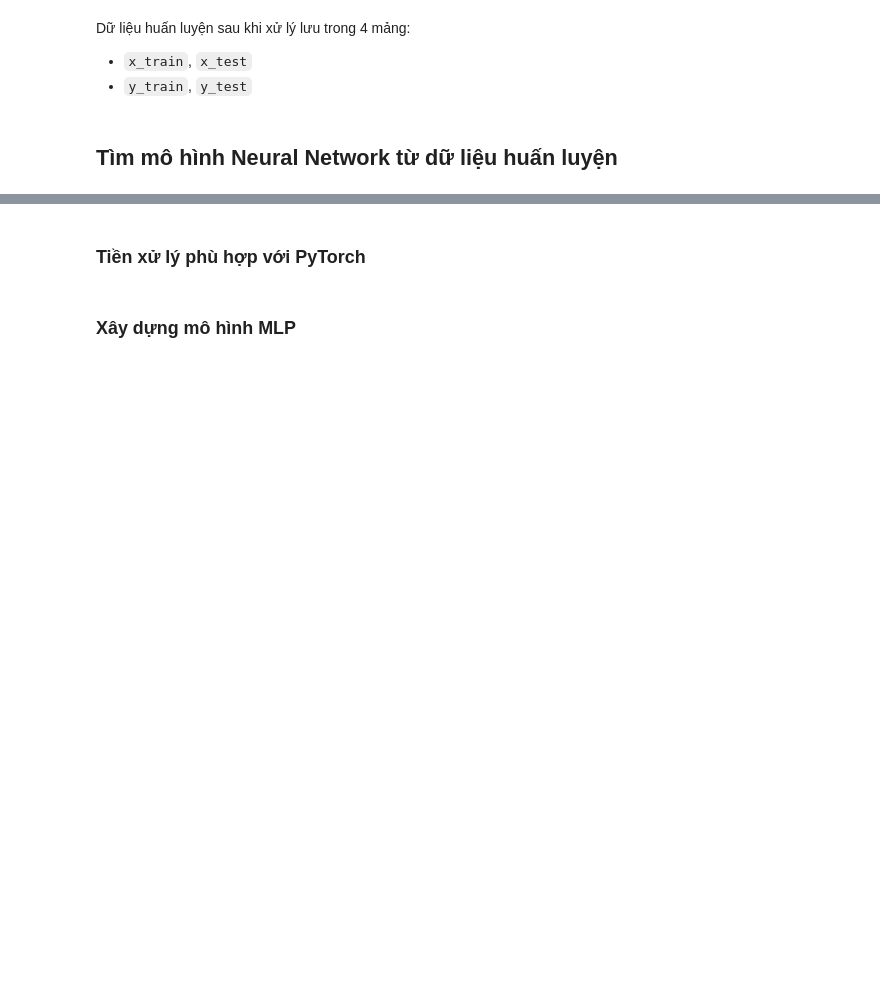
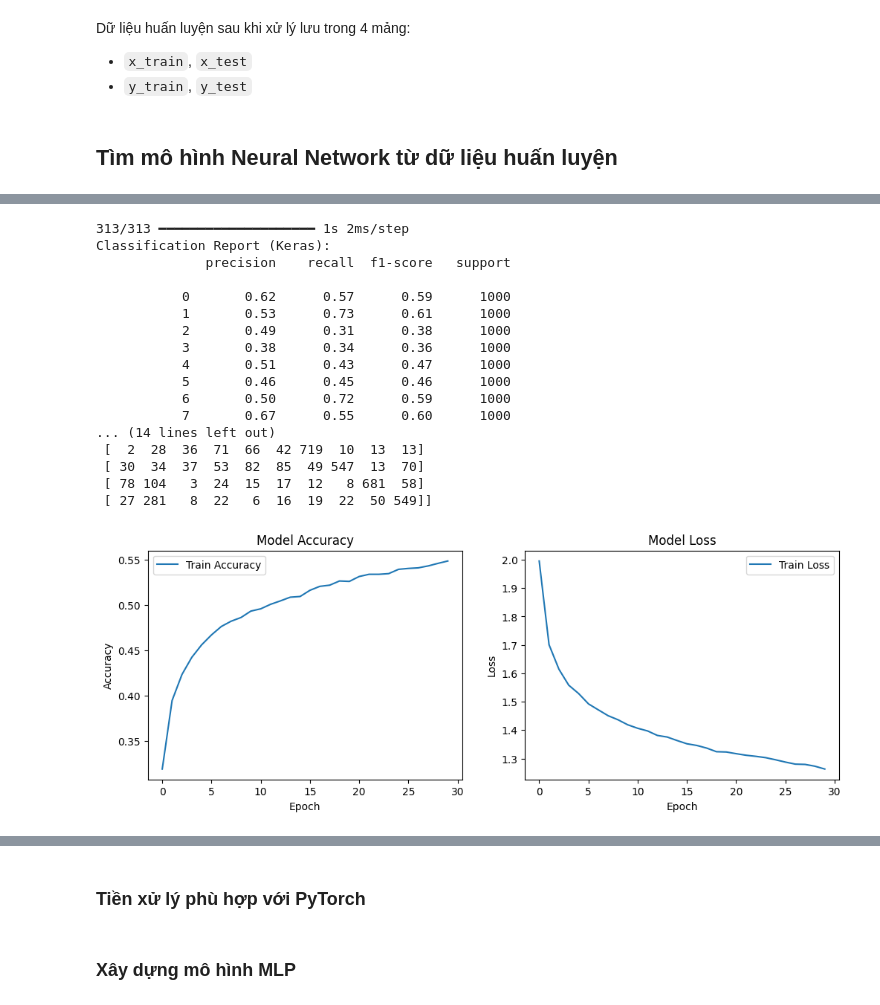
Before and after one commit to thienbanho/ML_CourseProject, a Jupyter notebook: 22127417_22127397.ipynb, the cells around one changed output, grey strips where cells are left out. Saved outputs shown, nothing was run; the diff lists cells and outputs as text; code cells hidden in the pictures; blank space fills up the shorter version.

Commit message:
add keras and scikit learn

```diff
--- a/22127417_22127397.ipynb
+++ b/22127417_22127397.ipynb
@@ -157,0 +547,52 @@ Dữ liệu huấn luyện sau khi xử lý lưu trong 4 mảng:
+# %%
+# Predict test set
+pred_y_keras = keras_model.predict(x_test)
+pred_y_labels = np.argmax(pred_y_keras, axis=1)
+
+# Classification report
+print("Classification Report (Keras):")
+print(classification_report(y_test_Flatten, pred_y_labels))
+
+# Confusion matrix
+print("Confusion Matrix (Keras):")
+print(confusion_matrix(y_test_Flatten, pred_y_labels))
+
+# Plot training history
+plt.figure(figsize=(12, 4))
+
+# Accuracy plot
+plt.subplot(1, 2, 1)
+plt.plot(history.history['accuracy'], label='Train Accuracy')
+plt.title('Model Accuracy')
+plt.xlabel('Epoch')
+plt.ylabel('Accuracy')
+plt.legend()
+
+# Loss plot
+plt.subplot(1, 2, 2)
+plt.plot(history.history['loss'], label='Train Loss')
+plt.title('Model Loss')
+plt.xlabel('Epoch')
+plt.ylabel('Loss')
+plt.legend()
+
+plt.show()
+# %% [output]
+313/313 ━━━━━━━━━━━━━━━━━━━━ 1s 2ms/step
+Classification Report (Keras):
+              precision    recall  f1-score   support
+
+           0       0.62      0.57      0.59      1000
+           1       0.53      0.73      0.61      1000
+           2       0.49      0.31      0.38      1000
+           3       0.38      0.34      0.36      1000
+           4       0.51      0.43      0.47      1000
+           5       0.46      0.45      0.46      1000
+           6       0.50      0.72      0.59      1000
+           7       0.67      0.55      0.60      1000
+... (14 lines left out)
+ [  2  28  36  71  66  42 719  10  13  13]
+ [ 30  34  37  53  82  85  49 547  13  70]
+ [ 78 104   3  24  15  17  12   8 681  58]
+ [ 27 281   8  22   6  16  19  22  50 549]]
+[figure, added]
```
Also changed, not shown: parts of 27 cells of this notebook, 12 other files.
